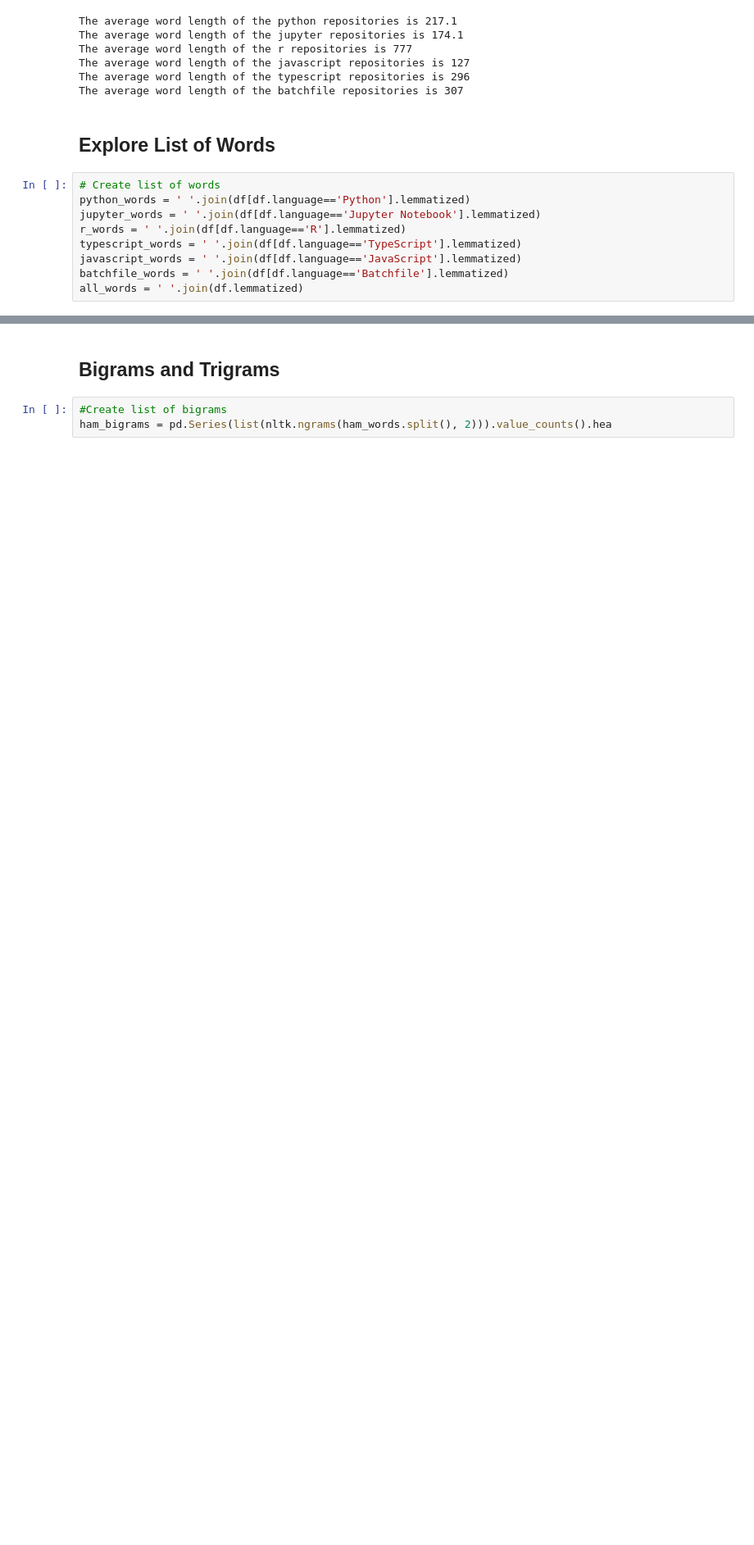
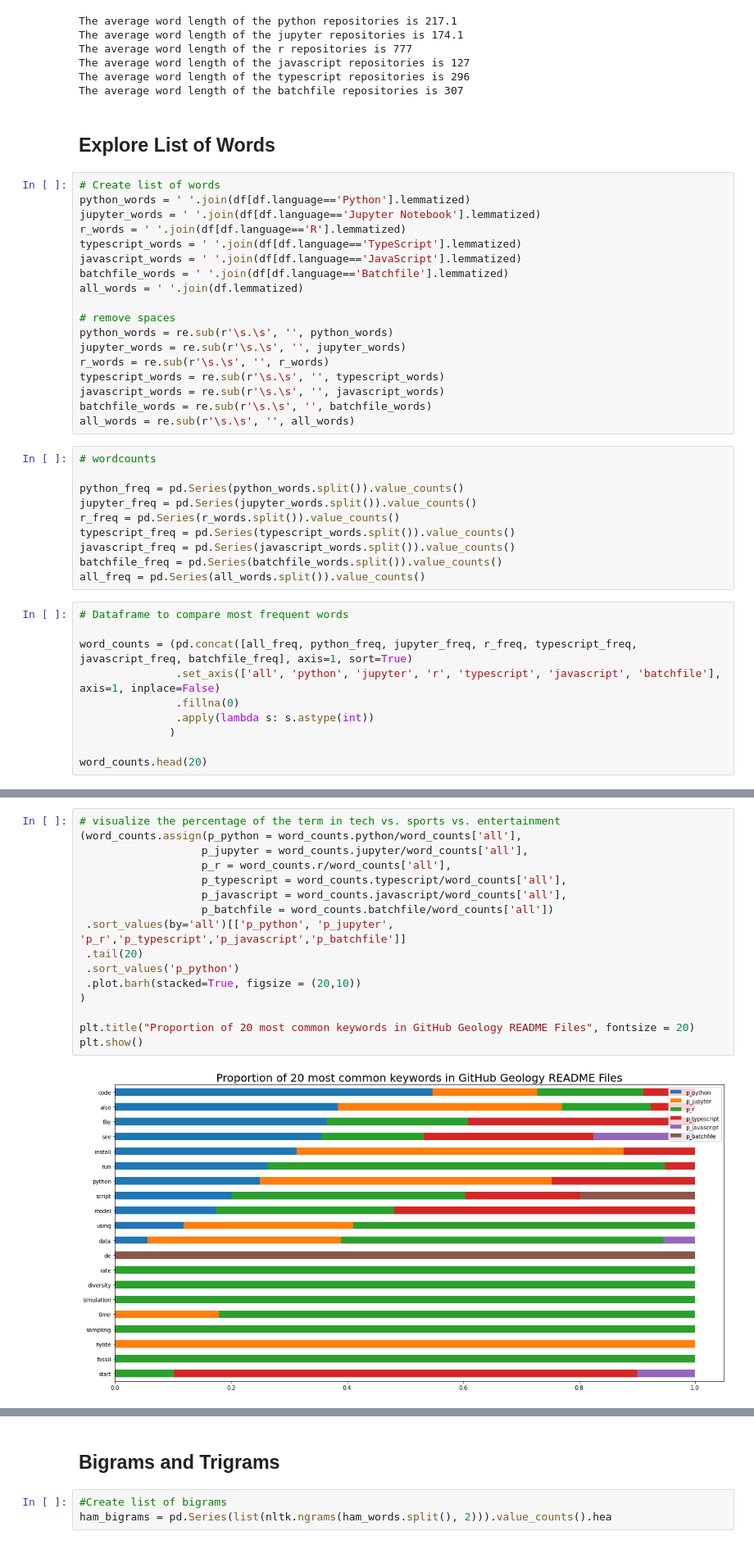
Before and after one commit to CSolitaire/side_projects, a Jupyter notebook: Web Scrapper Project.ipynb, the cells around one changed output, grey strips where cells are left out. Shown at 82% size. Drawn from its saved outputs; the diff is of its cells as text; blank space fills up the shorter version.

```diff
--- a/Web Scrapper Project.ipynb
+++ b/Web Scrapper Project.ipynb
@@ -133,3 +133,32 @@ typescript_words = ' '.join(df[df.language=='TypeScript'].lemmatized)
 javascript_words = ' '.join(df[df.language=='JavaScript'].lemmatized)
 batchfile_words = ' '.join(df[df.language=='Batchfile'].lemmatized)
 all_words = ' '.join(df.lemmatized)
+
+# remove spaces
+python_words = re.sub(r'\s.\s', '', python_words)
+jupyter_words = re.sub(r'\s.\s', '', jupyter_words)
+r_words = re.sub(r'\s.\s', '', r_words)
+typescript_words = re.sub(r'\s.\s', '', typescript_words)
+javascript_words = re.sub(r'\s.\s', '', javascript_words)
+batchfile_words = re.sub(r'\s.\s', '', batchfile_words)
+all_words = re.sub(r'\s.\s', '', all_words)
+# %%
+# wordcounts
+
+python_freq = pd.Series(python_words.split()).value_counts()
+jupyter_freq = pd.Series(jupyter_words.split()).value_counts()
+r_freq = pd.Series(r_words.split()).value_counts()
+typescript_freq = pd.Series(typescript_words.split()).value_counts()
+javascript_freq = pd.Series(javascript_words.split()).value_counts()
+batchfile_freq = pd.Series(batchfile_words.split()).value_counts()
+all_freq = pd.Series(all_words.split()).value_counts()
+# %%
+# Dataframe to compare most frequent words
+
+word_counts = (pd.concat([all_freq, python_freq, jupyter_freq, r_freq, typescript_freq, javascript_freq, batchfile_freq], axis=1, sort=True)
+               .set_axis(['all', 'python', 'jupyter', 'r', 'typescript', 'javascript', 'batchfile'], axis=1, inplace=False)
+               .fillna(0)
+               .apply(lambda s: s.astype(int))
+              )
+
+word_counts.head(20)
@@ -136,2 +183,20 @@ all_words = ' '.join(df.lemmatized)
+# %%
+# visualize the percentage of the term in tech vs. sports vs. entertainment
+(word_counts.assign(p_python = word_counts.python/word_counts['all'],
+                   p_jupyter = word_counts.jupyter/word_counts['all'],
+                   p_r = word_counts.r/word_counts['all'],
+                   p_typescript = word_counts.typescript/word_counts['all'],
+                   p_javascript = word_counts.javascript/word_counts['all'],
+                   p_batchfile = word_counts.batchfile/word_counts['all'])
+ .sort_values(by='all')[['p_python', 'p_jupyter', 'p_r','p_typescript','p_javascript','p_batchfile']]
+ .tail(20)
+ .sort_values('p_python')
+ .plot.barh(stacked=True, figsize = (20,10))
+)
+
+plt.title("Proportion of 20 most common keywords in GitHub Geology README Files", fontsize = 20)
+plt.show()
+# %% [output]
+[figure, added]
 # %%
 # Wordcloud python
```
Also changed, not shown: parts of 2 cells of this notebook.
